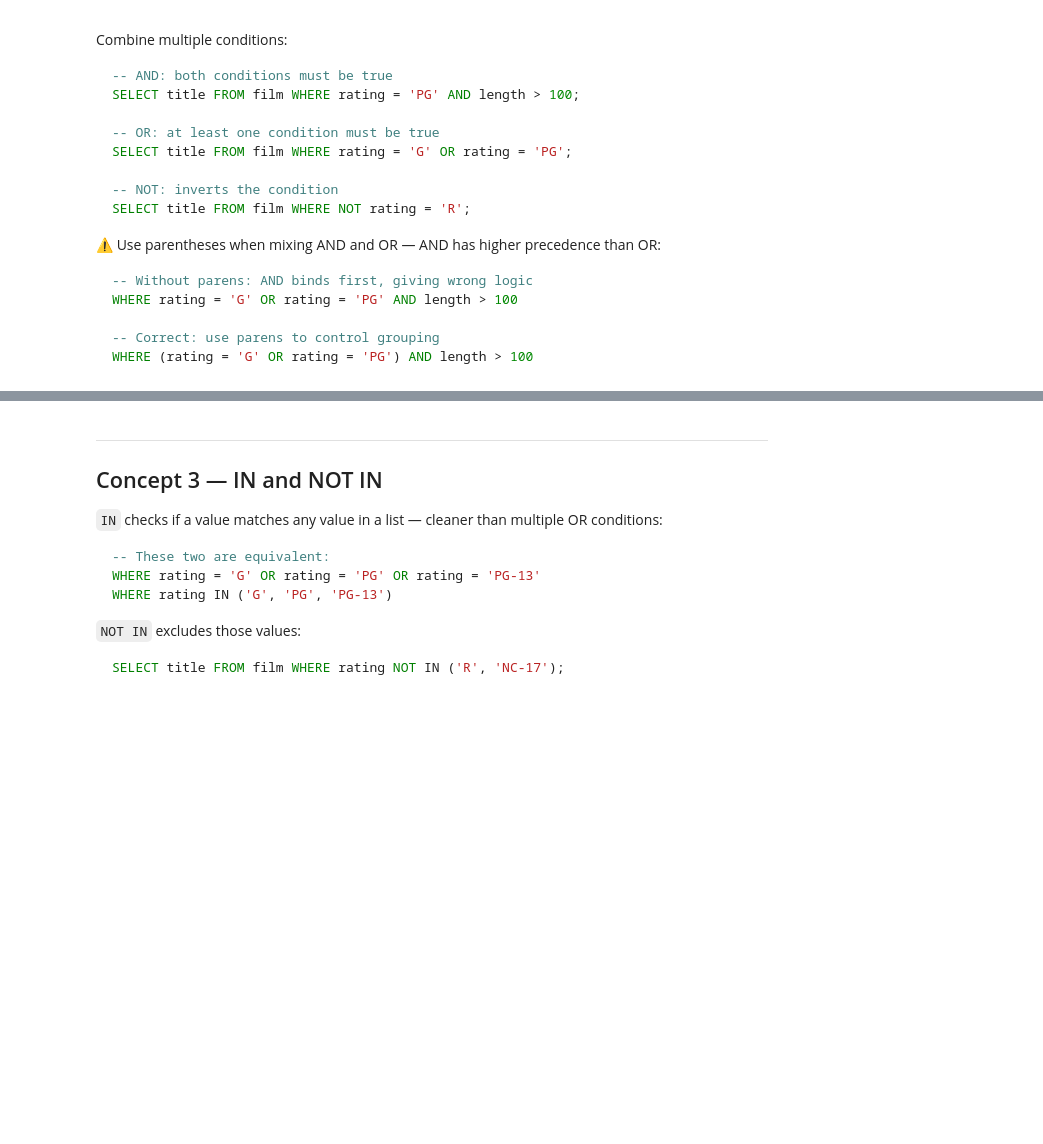
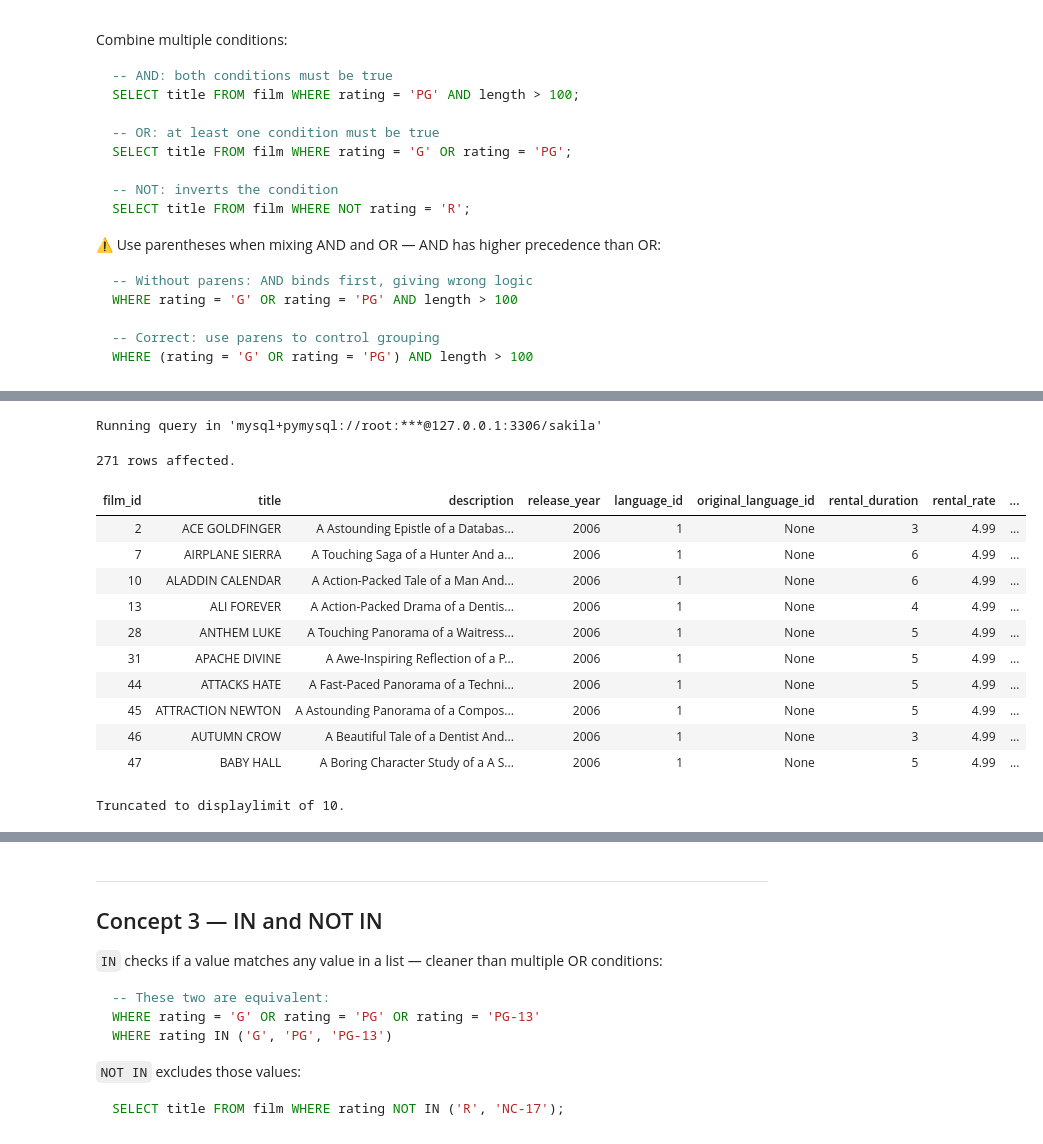
Before and after one commit to yaseen-asaliya/Databases-Notes, a Jupyter notebook: 02-filtering.ipynb, the cells around one changed output, grey strips where cells are left out. Drawn from its saved outputs; the diff is of its cells as text; code cells hidden in the pictures; blank space fills up the shorter version.

```diff
--- a/02-filtering.ipynb
+++ b/02-filtering.ipynb
@@ -81,6 +240,23 @@ WHERE (rating = 'G' OR rating = 'PG') AND length > 100
 # %%
 %%sql
 -- Q10: Get films that are NOT rated 'R' AND have a rental_rate of 4.99
+
+SELECT * FROM film WHERE NOT rating = 'R' AND rental_rate = 4.99;
+# %% [output]
+Running query in 'mysql+pymysql://root:***@127.0.0.1:3306/sakila'
+271 rows affected.
+| film_id | title | description | release_year | language_id | original_language_id | rental_duration | rental_rate | ... |
+| 2 | ACE GOLDFINGER | A Astounding Epistle of a Databas... | 2006 | 1 | None | 3 | 4.99 | ... |
+| 7 | AIRPLANE SIERRA | A Touching Saga of a Hunter And a... | 2006 | 1 | None | 6 | 4.99 | ... |
+| 10 | ALADDIN CALENDAR | A Action-Packed Tale of a Man And... | 2006 | 1 | None | 6 | 4.99 | ... |
+| 13 | ALI FOREVER | A Action-Packed Drama of a Dentis... | 2006 | 1 | None | 4 | 4.99 | ... |
+| 28 | ANTHEM LUKE | A Touching Panorama of a Waitress... | 2006 | 1 | None | 5 | 4.99 | ... |
+| 31 | APACHE DIVINE | A Awe-Inspiring Reflection of a P... | 2006 | 1 | None | 5 | 4.99 | ... |
+| 44 | ATTACKS HATE | A Fast-Paced Panorama of a Techni... | 2006 | 1 | None | 5 | 4.99 | ... |
+| 45 | ATTRACTION NEWTON | A Astounding Panorama of a Compos... | 2006 | 1 | None | 5 | 4.99 | ... |
+| 46 | AUTUMN CROW | A Beautiful Tale of a Dentist And... | 2006 | 1 | None | 3 | 4.99 | ... |
+| 47 | BABY HALL | A Boring Character Study of a A S... | 2006 | 1 | None | 5 | 4.99 | ... |
+Truncated to displaylimit of 10.
 # %%
 %%sql
 -- Q11: Get films where (rating = 'G' OR rating = 'PG') AND length > 100
```
Also changed, not shown: parts of 35 cells of this notebook.
